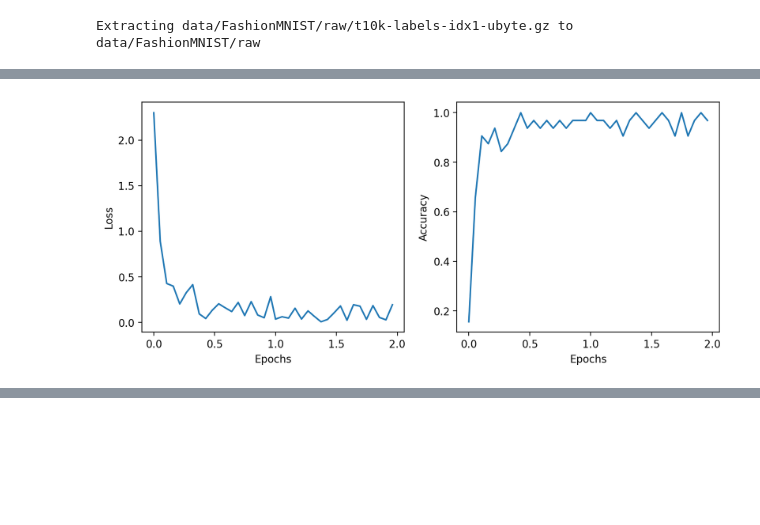
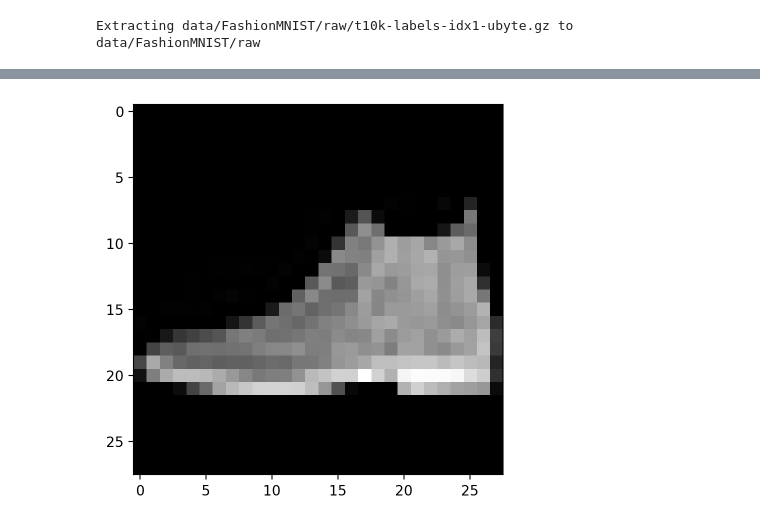
Before and after one commit to SorenKyhl/pytorch-deep-learning, a Jupyter notebook: extras/exercises/03_pytorch_computer_vision_exercises.ipynb, the cells around one changed output, grey strips where cells are left out. Saved outputs shown, nothing was run; the diff lists cells and outputs as text; code cells hidden in the pictures; blank space fills up the shorter version.

```diff
--- a/extras/exercises/03_pytorch_computer_vision_exercises.ipynb
+++ b/extras/exercises/03_pytorch_computer_vision_exercises.ipynb
@@ -240,18 +241,22 @@ model_3 = PyTorchClassifier(TinyVGG(28*28, 8, len(class_names)), class_names=cla
 # %%
 def train_epoch(train_dataloader,
                 modelwrapper : PyTorchClassifier,
-                dump_frequency : float = 100,
                 device = device):
-  """trains one epoch"""
-  progress = []
-  losses = []
-  accs = []
+  """trains one epoch, prints metrics every 10% of the way."""
   model = modelwrapper.model
   loss_fn = modelwrapper.loss_fn
   optimizer = modelwrapper.optimizer
 
+  progress = []
+  losses = []
+  accs = []
+
   model.to(device)
   for batch, (X, y) in enumerate(train_dataloader):
+
+    if batch == 0:
+      plt.imshow(X[0].squeeze(), cmap="gray")
+
     model.train()
     X, y = X.to(device), y.to(device)
     logits = model(X).squeeze()
@@ -304,6 +309,12 @@ def test(test_dataloader,
     total_acc = 0
 
     for batch, (X, y) in enumerate(test_dataloader):
+
+      # debug
+      if batch == 0:
+        plt.imshow(X[0].squeeze(), cmap="gray")
+
+
       X, y = X.to(device), y.to(device)
       logits = model(X).squeeze()
       total_loss += loss_fn(logits, y)
@@ -655,4 +636,0 @@ test loss: 0.075         test acc: 0.976
-# %%
-plot_loss_curves(epochs4, losses4, accs4)
-# %% [output]
-[figure, removed]
@@ -658,0 +639,3 @@ plot_loss_curves(epochs4, losses4, accs4)
+# %%
+trajectory_0 = train(fashionmodel_0, 2)
+# %% [output]
@@ -658,0 +659 @@ plot_loss_curves(epochs4, losses4, accs4)
+[figure, added]
```
Also changed, not shown: parts of 16 cells of this notebook.
